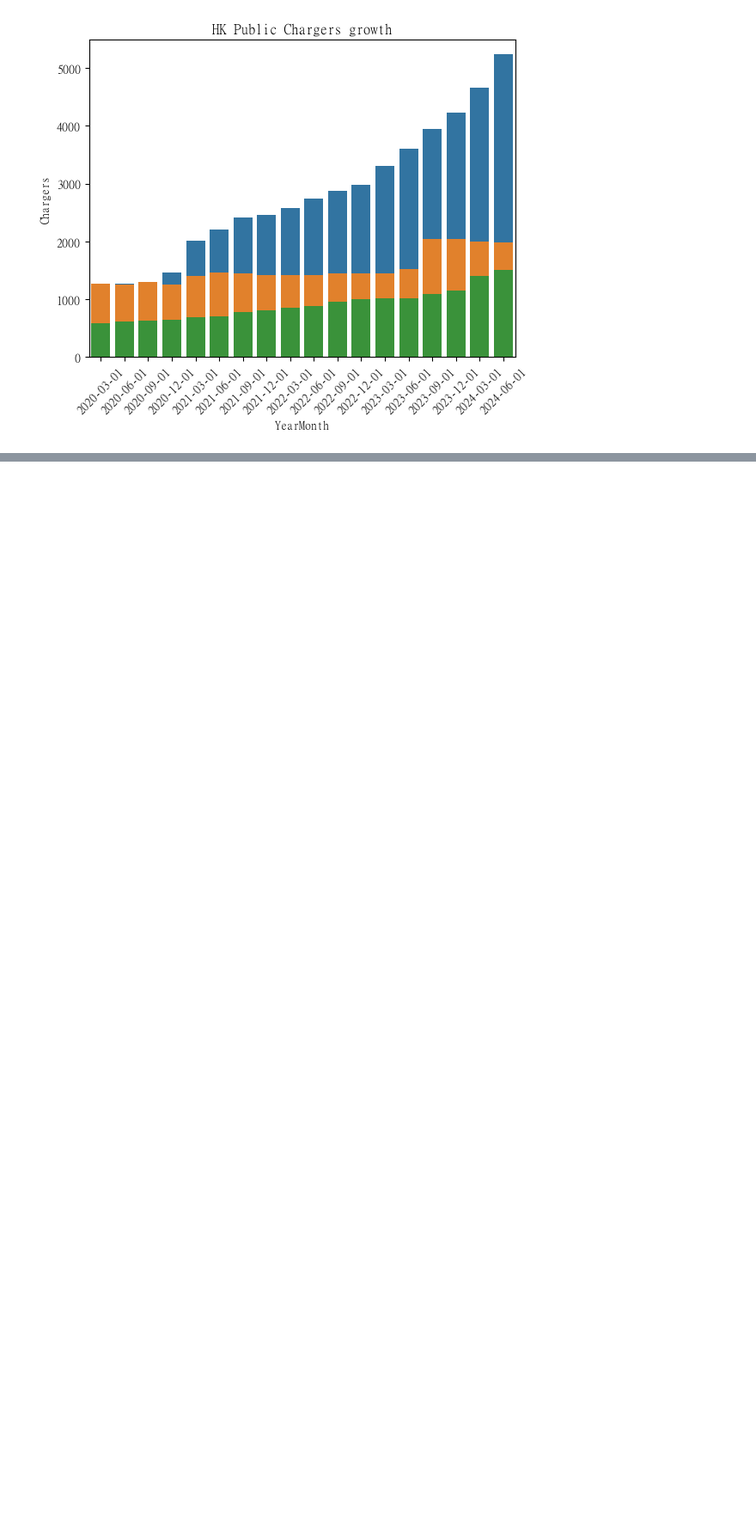
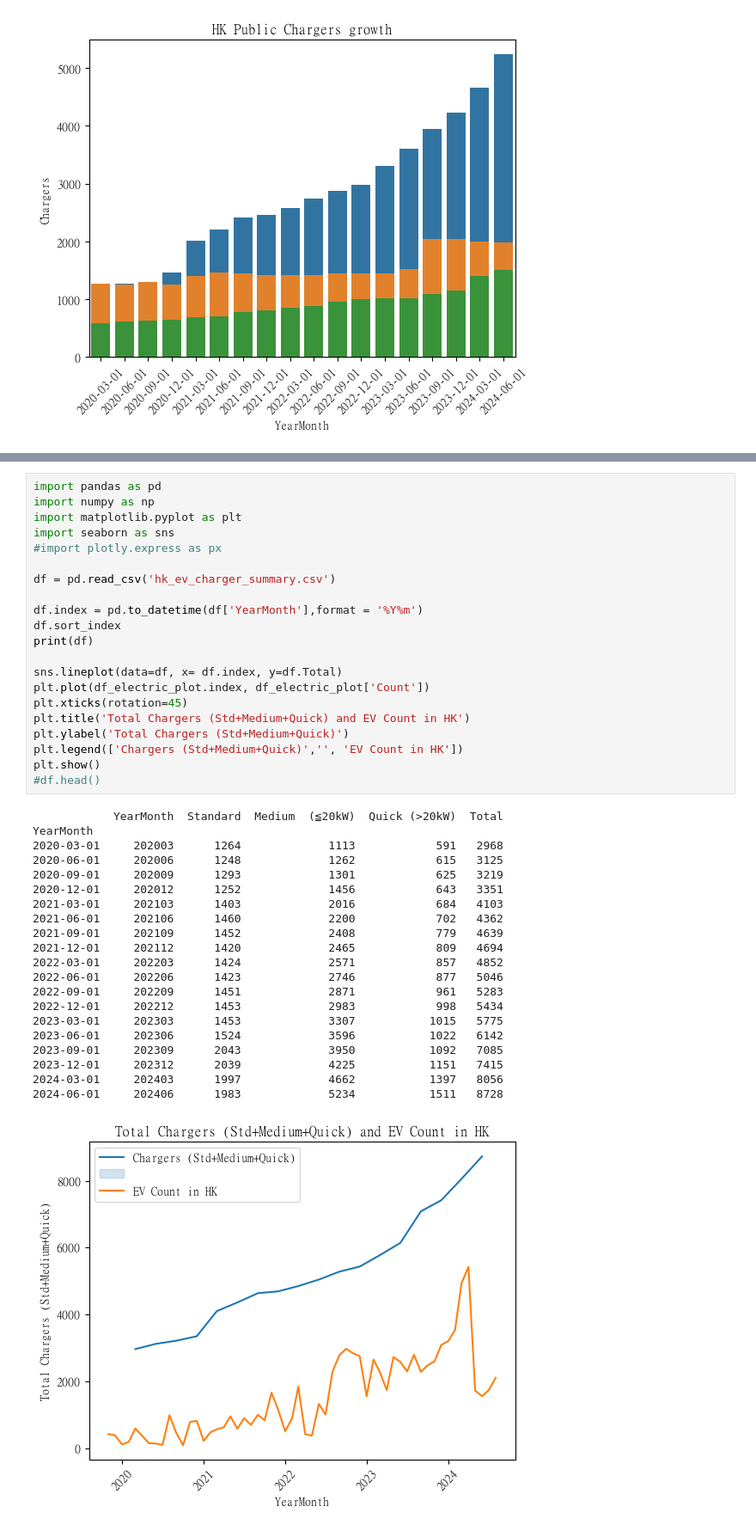
Before and after one commit to lilyleungch/erbscope99, a Jupyter notebook: data_cleansing/KK_HK_Data/projecttest-1.ipynb, the cells around one changed output, grey strips where cells are left out. Shown at 86% size. Drawn from its saved outputs; the diff is of its cells as text; blank space fills up the shorter version.

Commit message:
plotting

```diff
--- a/data_cleansing/KK_HK_Data/projecttest-1.ipynb
+++ b/data_cleansing/KK_HK_Data/projecttest-1.ipynb
@@ -662,0 +705,43 @@ YearMonth
+# %%
+import pandas as pd
+import numpy as np
+import matplotlib.pyplot as plt
+import seaborn as sns
+#import plotly.express as px
+
+df = pd.read_csv('hk_ev_charger_summary.csv')
+
+df.index = pd.to_datetime(df['YearMonth'],format = '%Y%m')
+df.sort_index
+print(df)
+
+sns.lineplot(data=df, x= df.index, y=df.Total)
+plt.plot(df_electric_plot.index, df_electric_plot['Count'])
+plt.xticks(rotation=45)
+plt.title('Total Chargers (Std+Medium+Quick) and EV Count in HK')
+plt.ylabel('Total Chargers (Std+Medium+Quick)')
+plt.legend(['Chargers (Std+Medium+Quick)','', 'EV Count in HK'])
+plt.show()
+#df.head()
+# %% [output]
+            YearMonth  Standard  Medium  (≦20kW)  Quick (>20kW)  Total
+YearMonth
+2020-03-01     202003      1264             1113            591   2968
+2020-06-01     202006      1248             1262            615   3125
+2020-09-01     202009      1293             1301            625   3219
+2020-12-01     202012      1252             1456            643   3351
+2021-03-01     202103      1403             2016            684   4103
+2021-06-01     202106      1460             2200            702   4362
+2021-09-01     202109      1452             2408            779   4639
+2021-12-01     202112      1420             2465            809   4694
+2022-03-01     202203      1424             2571            857   4852
+2022-06-01     202206      1423             2746            877   5046
+2022-09-01     202209      1451             2871            961   5283
+2022-12-01     202212      1453             2983            998   5434
+2023-03-01     202303      1453             3307           1015   5775
+2023-06-01     202306      1524             3596           1022   6142
+2023-09-01     202309      2043             3950           1092   7085
+2023-12-01     202312      2039             4225           1151   7415
+2024-03-01     202403      1997             4662           1397   8056
+2024-06-01     202406      1983             5234           1511   8728
+[figure, added]
```
Also changed, not shown: parts of 3 cells of this notebook, 1 other file.
